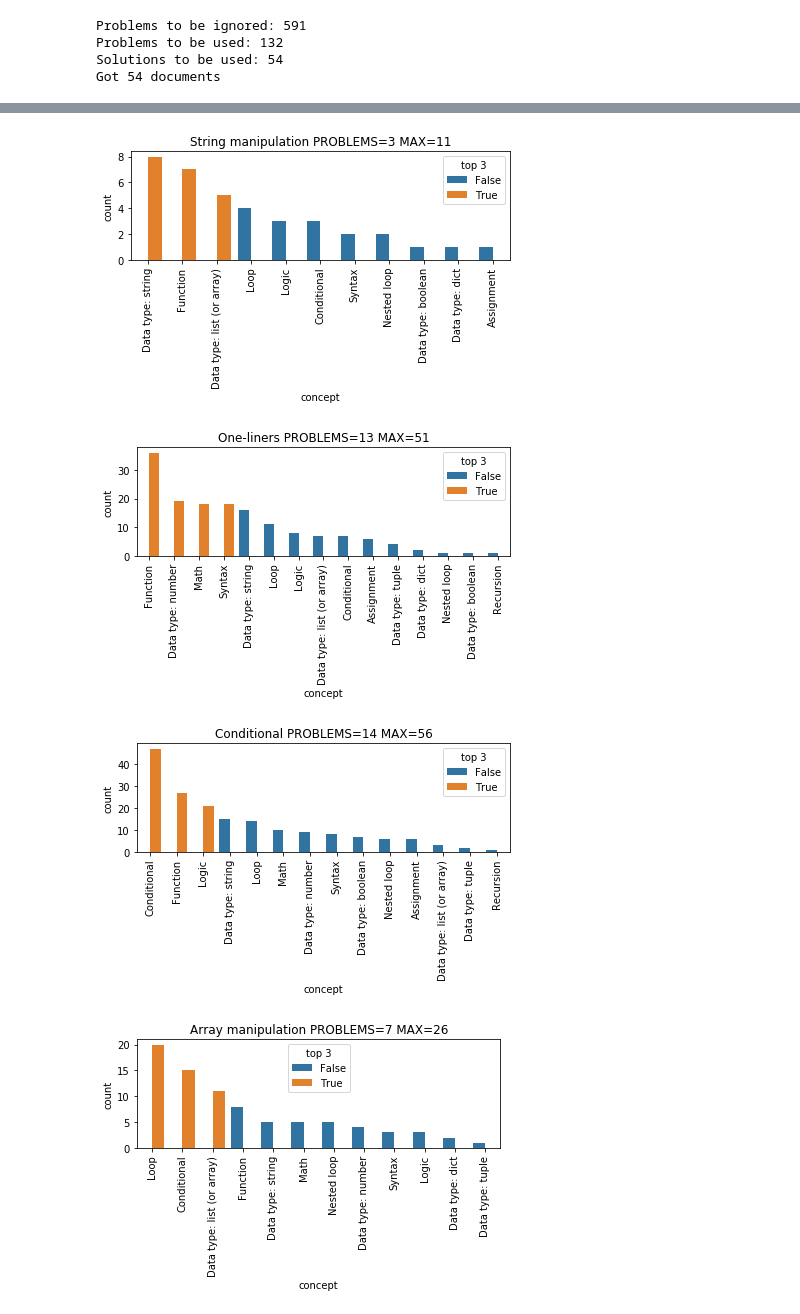
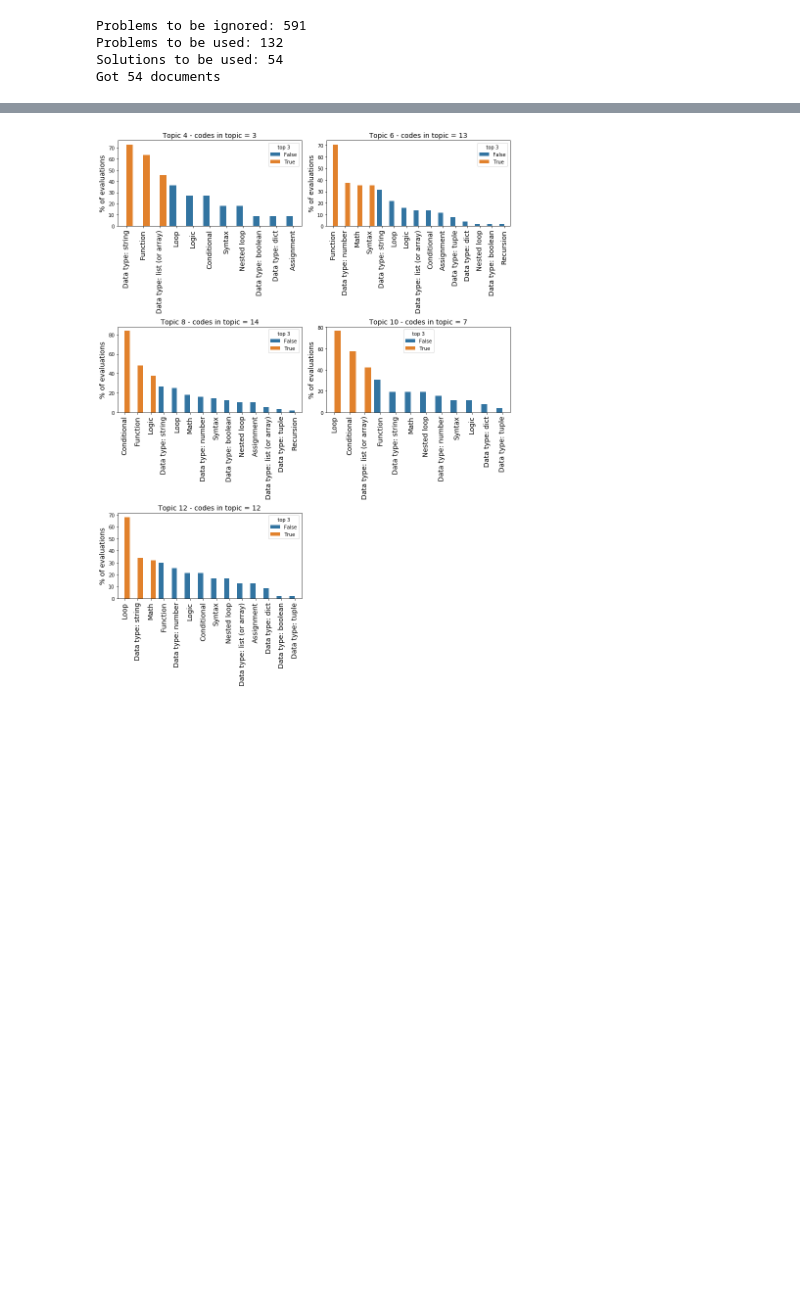
Before and after one commit to MachineTeachingEdu/machine-teaching, a Jupyter notebook: machineteaching/2019_05_28 - Concept Validation.ipynb, the cells around one changed output, grey strips where cells are left out. Drawn from its saved outputs; the diff is of its cells as text; code cells hidden in the pictures; blank space fills up the shorter version.

```diff
--- a/machineteaching/2019_05_28 - Concept Validation.ipynb
+++ b/machineteaching/2019_05_28 - Concept Validation.ipynb
@@ -55,25 +59,39 @@ plt.show()
 # %%
 concept_solution = []
-for cluster in clusters:
+fig = plt.figure(figsize=(12,16))
+for idx_cluster, cluster in enumerate(clusters):
+    # Get solutions belonging to cluster
     solution_cluster = solutions.filter(cluster=cluster)
+
+    # Get voted concepts
     concept_solution = concepts.filter(solution__in=solution_cluster)
+
+    # Calculate max of points a concept can have
     user_count = concept_solution.values_list('solution').annotate(count=Count('user', distinct=True))
     max_points = sum(list(zip(*user_count))[1])
+
+    # Count quantity of votes for each concept
     count = list(concept_solution.values_list('concept__label').annotate(count=Count('concept')))
     count.sort(key=operator.itemgetter(1), reverse=True)
-    x, y = zip(*list(count))
+
+    # Transform to percentage and set threshold limit for top 3 results
     df = pd.DataFrame(count, columns=["concept", "count"])
+    df['count'] = df.apply(lambda x: x["count"]/max_points*100, axis=1)
     threshold = df.nlargest(3, 'count').tail(1)['count'].tolist()[0]
-#     df['above threshold'] = df.apply(lambda x: True if x["count"] >= max_points/2 else False, axis=1)
     df['top 3'] = df.apply(lambda x: True if x["count"] >= threshold else False, axis=1)
-    plt.title("%s PROBLEMS=%d MAX=%d" % (cluster.label, solution_cluster.count(), max_points))
-#     sns.barplot(x='concept', y='count', hue='above threshold', data=df)
+
+    # Plot
+    subplot = 321 + idx_cluster
+    fig.add_subplot(subplot)
+    plt.title("Topic %d - codes in topic = %d" % (cluster.id, solution_cluster.count()), fontsize=14)
     sns.barplot(x='concept', y='count', hue='top 3', data=df)
-    plt.xticks(rotation=90)
-    plt.tight_layout()
-    plt.show()
+    plt.xticks(fontsize=14, rotation=90)
+    plt.xlabel("")
+    plt.ylabel("% of evaluations", fontsize=14)
+
+plt.tight_layout()
+plt.savefig("images/evaluation.png")
+plt.savefig("images/evaluation.eps", format="eps")
+plt.show()
 # %% [output]
-[figure, old version]
+[figure, new version]
-[figure, removed]
-[figure, removed]
-[figure, removed]
```
Also changed, not shown: parts of 12 cells of this notebook, 12 other files.
